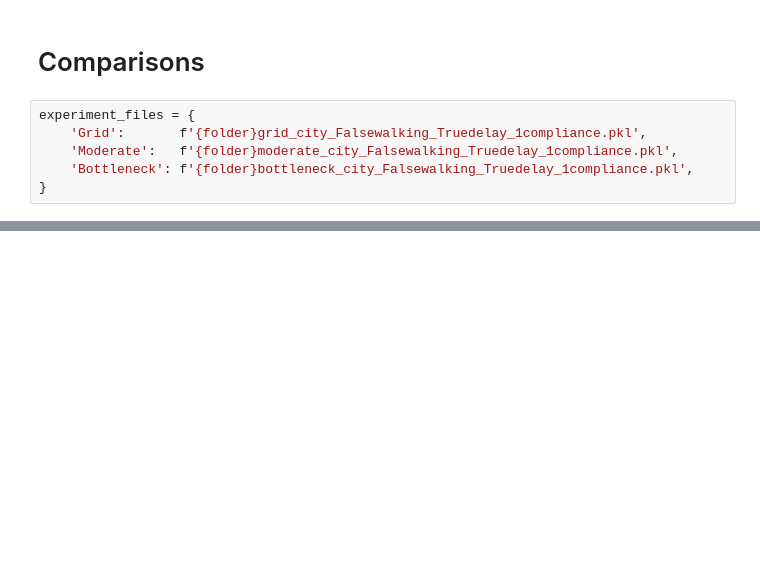
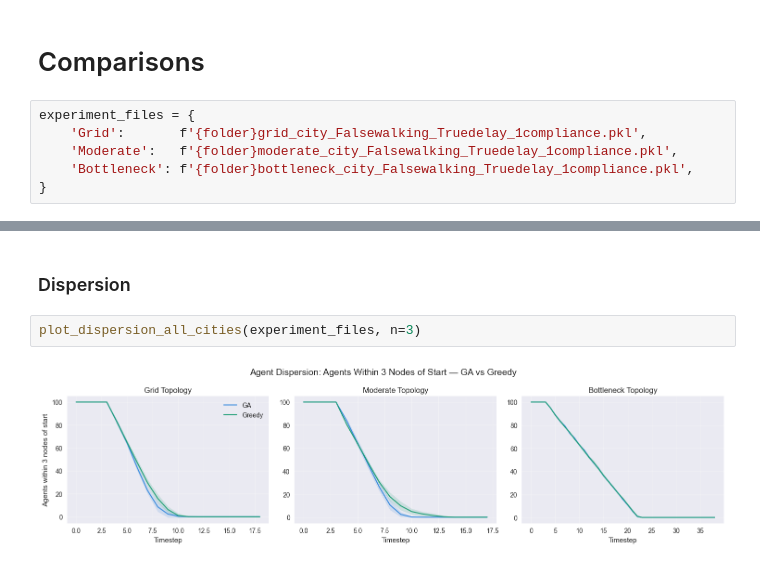
Before and after one commit to lpow311/dissertation, a Jupyter notebook: 5_3_delayed_starts_comparison.ipynb, the cells around one changed output, grey strips where cells are left out. Drawn from its saved outputs; the diff is of its cells as text; blank space fills up the shorter version.

```diff
--- a/5_3_delayed_starts_comparison.ipynb
+++ b/5_3_delayed_starts_comparison.ipynb
@@ -52,0 +124,6 @@ print(f'Params: {results['ga']['params']}')   # {'walking': False, 'delay_start'
+# %% [markdown]
+### Dispersion
+# %%
+plot_dispersion_all_cities(experiment_files, n=3)
+# %% [output]
+[figure, added]
```
Also changed, not shown: parts of 10 cells of this notebook, 2 other files.
